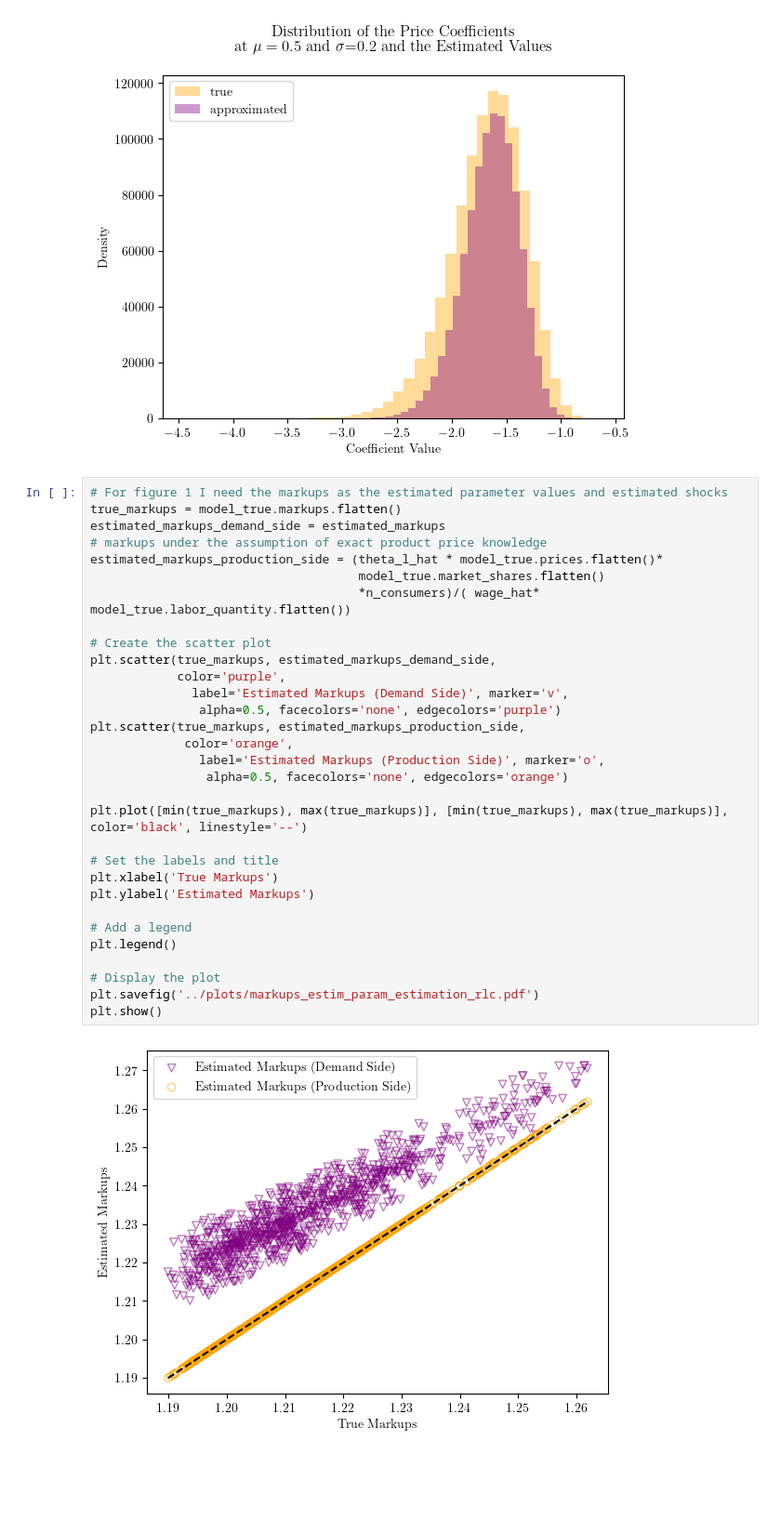
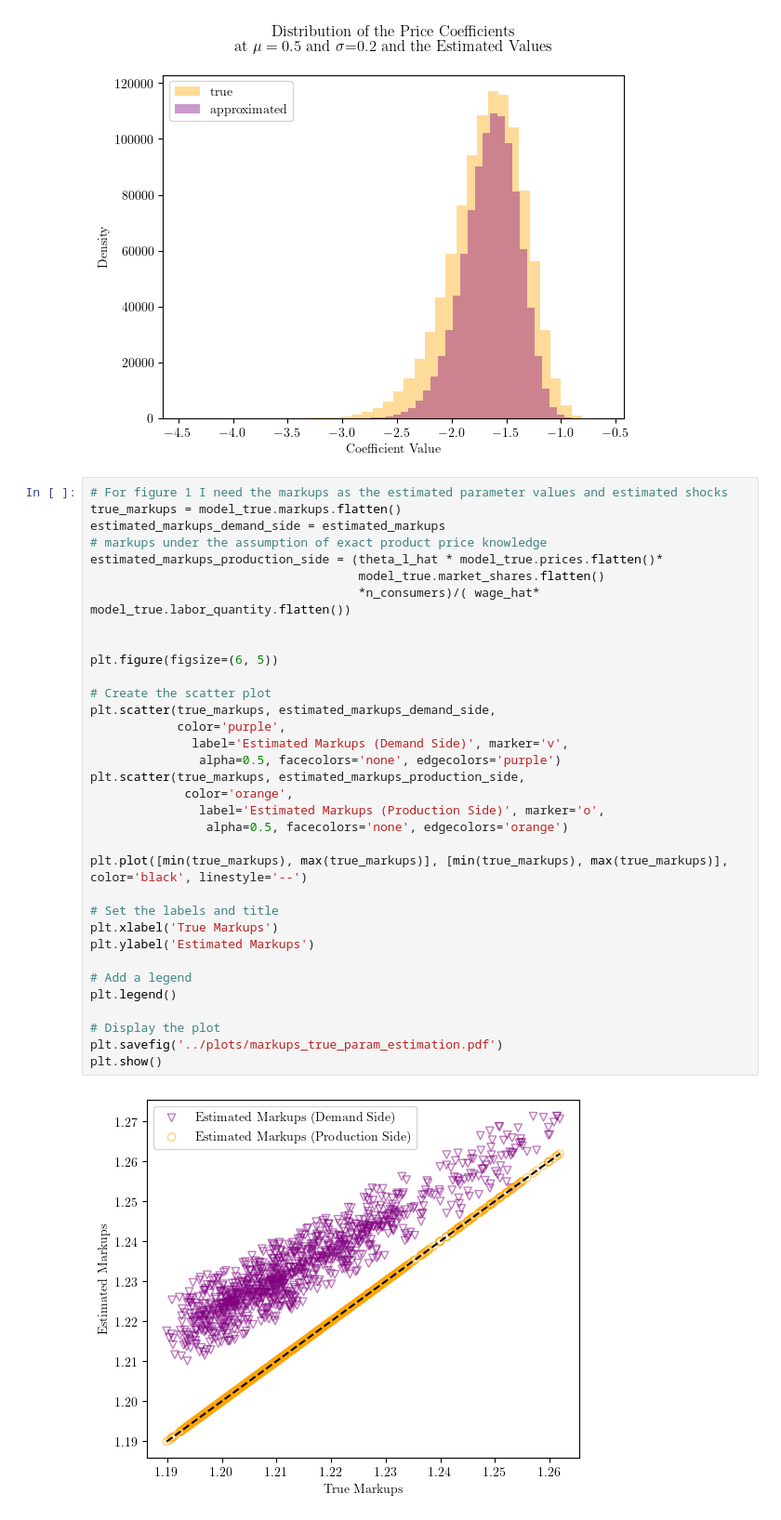
Before and after one commit to anuscabc/markdown_estimation, a Jupyter notebook: integrated_market_model/results_final.ipynb, the cells around one changed output. Shown at 93% size. Cells and saved outputs as stored; diff of their text form; blank space fills up the shorter version.

```diff
--- a/integrated_market_model/results_final.ipynb
+++ b/integrated_market_model/results_final.ipynb
@@ -225,35 +225,38 @@ plt.show()
 # For figure 1 I need the markups as the estimated parameter values and estimated shocks
 true_markups = model_true.markups.flatten()
 estimated_markups_demand_side = estimated_markups
 # markups under the assumption of exact product price knowledge
 estimated_markups_production_side = (theta_l_hat * model_true.prices.flatten()*
                                      model_true.market_shares.flatten()
                                      *n_consumers)/( wage_hat* model_true.labor_quantity.flatten())
+
+
+plt.figure(figsize=(6, 5))
 
 # Create the scatter plot
 plt.scatter(true_markups, estimated_markups_demand_side,
             color='purple',
               label='Estimated Markups (Demand Side)', marker='v',
                alpha=0.5, facecolors='none', edgecolors='purple')
 plt.scatter(true_markups, estimated_markups_production_side,
              color='orange',
                label='Estimated Markups (Production Side)', marker='o',
                 alpha=0.5, facecolors='none', edgecolors='orange')
 
 plt.plot([min(true_markups), max(true_markups)], [min(true_markups), max(true_markups)], color='black', linestyle='--')
 
 # Set the labels and title
 plt.xlabel('True Markups')
 plt.ylabel('Estimated Markups')
 
 # Add a legend
 plt.legend()
 
 # Display the plot
-plt.savefig('../plots/markups_estim_param_estimation_rlc.pdf')
+plt.savefig('../plots/markups_true_param_estimation.pdf')
 plt.show()
 # %% [output]
-[figure, old version]
+[figure, new version]
 # %%
 #  Figure 2 where we do not know the exact
 # markups under the assumption of average price level where we approximate a market price overall for
```
Also changed, not shown: parts of 3 cells of this notebook, 14 other files.
